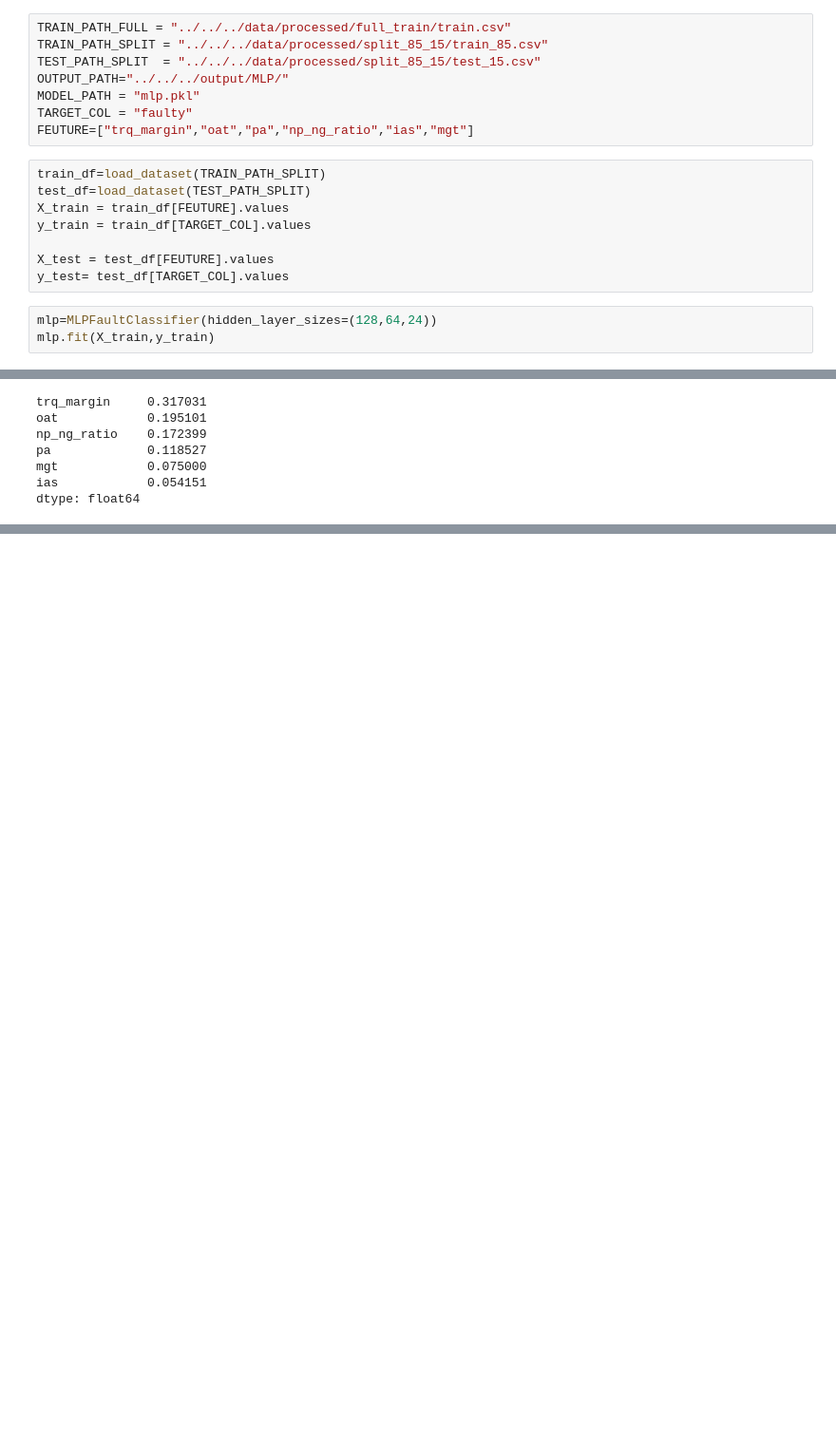
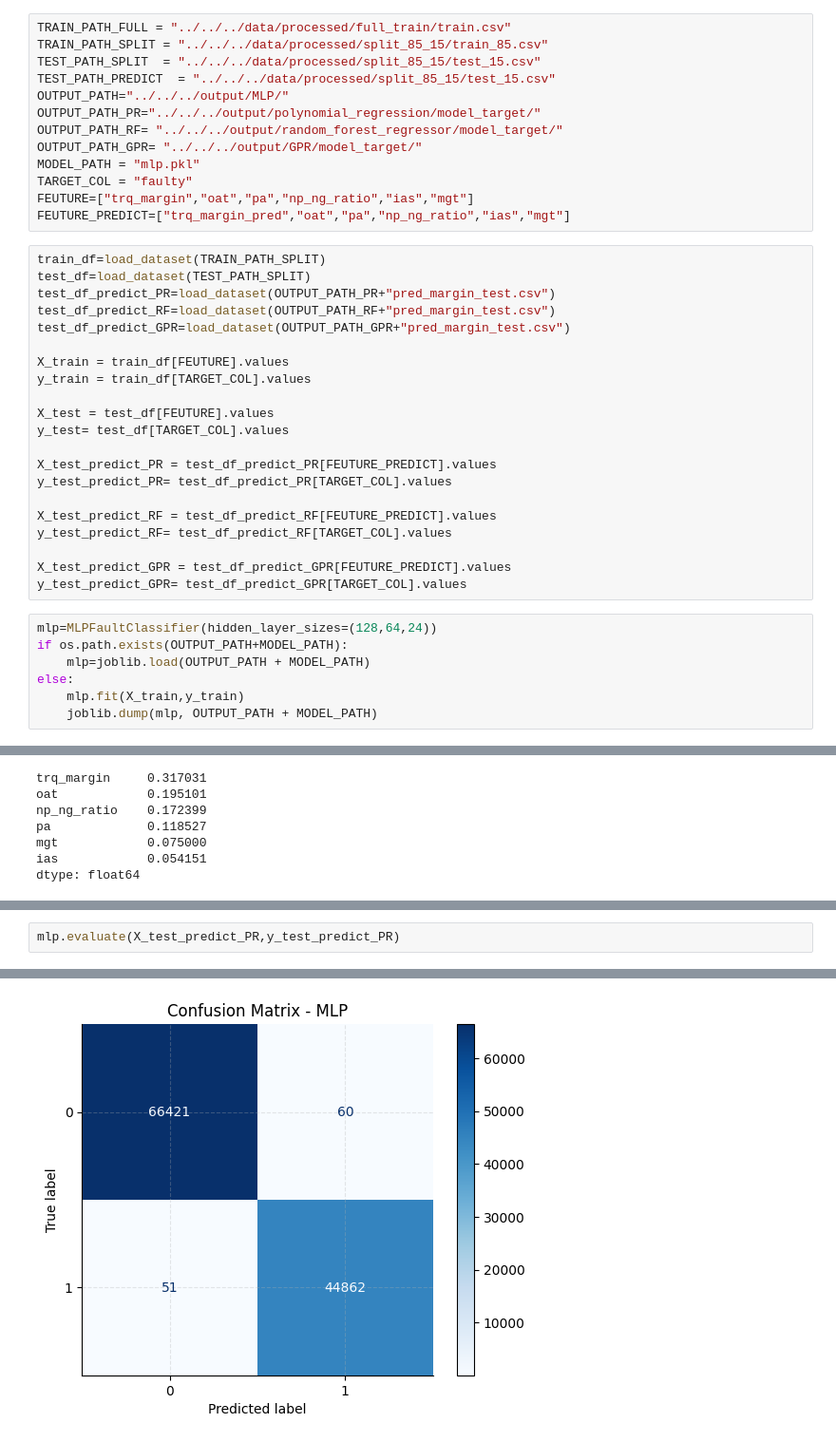
Before and after one commit to DevelopApp22/PHM_2024_Project, a Jupyter notebook: notebooks/Step3/MLP/mlp_classification.ipynb, the cells around one changed output, grey strips where cells are left out. Shown at 95% size. Saved outputs shown, nothing was run; the diff lists cells and outputs as text; blank space fills up the shorter version.

```diff
--- a/notebooks/Step3/MLP/mlp_classification.ipynb
+++ b/notebooks/Step3/MLP/mlp_classification.ipynb
@@ -14,18 +14,40 @@ set_plot_style()
 TRAIN_PATH_FULL = "../../../data/processed/full_train/train.csv"
 TRAIN_PATH_SPLIT = "../../../data/processed/split_85_15/train_85.csv"
 TEST_PATH_SPLIT  = "../../../data/processed/split_85_15/test_15.csv"
+TEST_PATH_PREDICT  = "../../../data/processed/split_85_15/test_15.csv"
 OUTPUT_PATH="../../../output/MLP/"
+OUTPUT_PATH_PR="../../../output/polynomial_regression/model_target/"
+OUTPUT_PATH_RF= "../../../output/random_forest_regressor/model_target/"
+OUTPUT_PATH_GPR= "../../../output/GPR/model_target/"
 MODEL_PATH = "mlp.pkl"
 TARGET_COL = "faulty"
 FEUTURE=["trq_margin","oat","pa","np_ng_ratio","ias","mgt"]
+FEUTURE_PREDICT=["trq_margin_pred","oat","pa","np_ng_ratio","ias","mgt"]
 # %%
 train_df=load_dataset(TRAIN_PATH_SPLIT)
 test_df=load_dataset(TEST_PATH_SPLIT)
+test_df_predict_PR=load_dataset(OUTPUT_PATH_PR+"pred_margin_test.csv")
+test_df_predict_RF=load_dataset(OUTPUT_PATH_RF+"pred_margin_test.csv")
+test_df_predict_GPR=load_dataset(OUTPUT_PATH_GPR+"pred_margin_test.csv")
+
 X_train = train_df[FEUTURE].values
 y_train = train_df[TARGET_COL].values
 
 X_test = test_df[FEUTURE].values
 y_test= test_df[TARGET_COL].values
+
+X_test_predict_PR = test_df_predict_PR[FEUTURE_PREDICT].values
+y_test_predict_PR= test_df_predict_PR[TARGET_COL].values
+
+X_test_predict_RF = test_df_predict_RF[FEUTURE_PREDICT].values
+y_test_predict_RF= test_df_predict_RF[TARGET_COL].values
+
+X_test_predict_GPR = test_df_predict_GPR[FEUTURE_PREDICT].values
+y_test_predict_GPR= test_df_predict_GPR[TARGET_COL].values
 # %%
 mlp=MLPFaultClassifier(hidden_layer_sizes=(128,64,24))
-mlp.fit(X_train,y_train)
+if os.path.exists(OUTPUT_PATH+MODEL_PATH):
+    mlp=joblib.load(OUTPUT_PATH + MODEL_PATH)
+else:
+    mlp.fit(X_train,y_train)
+    joblib.dump(mlp, OUTPUT_PATH + MODEL_PATH)
@@ -112,0 +135,3 @@ dtype: float64
+# %%
+mlp.evaluate(X_test_predict_PR,y_test_predict_PR)
+# %% [output]
@@ -112,0 +154 @@ dtype: float64
+[figure, added]
```
Also changed, not shown: parts of 6 cells of this notebook, 15 other files.
